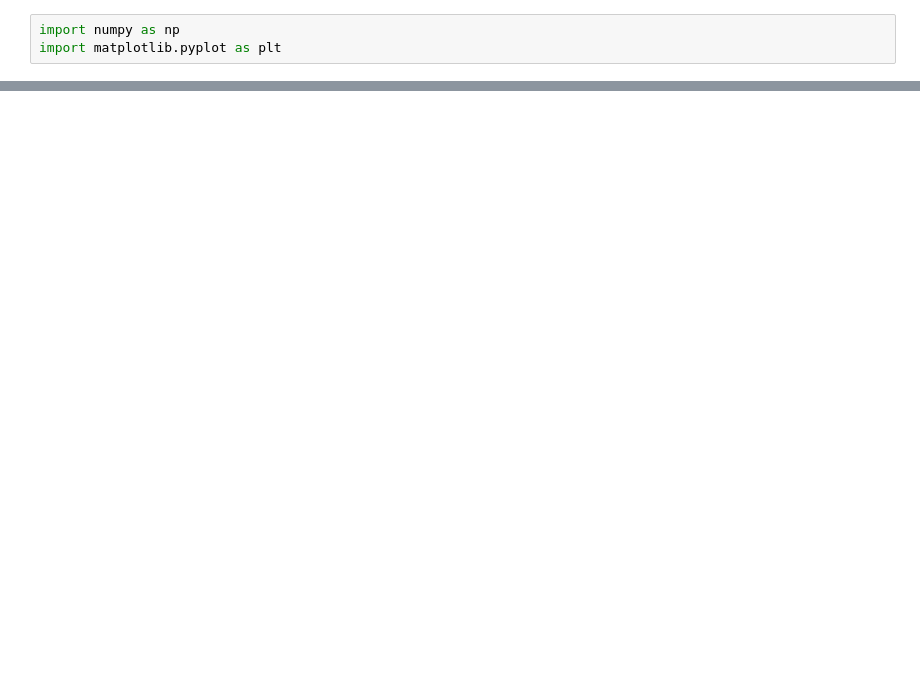
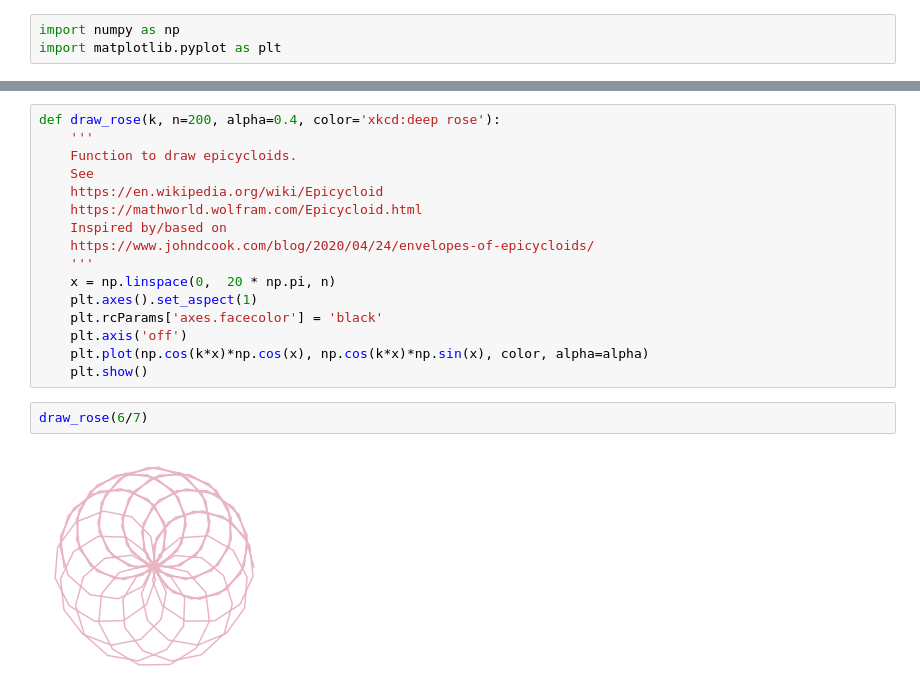
Before and after one commit to Dmacracy/Small-Math-Programs, a Jupyter notebook: cycloids.ipynb, the cells around one changed output, grey strips where cells are left out. Saved outputs shown, nothing was run; the diff lists cells and outputs as text; blank space fills up the shorter version.

Commit message:
Added roses

```diff
--- a/cycloids.ipynb
+++ b/cycloids.ipynb
@@ -41,0 +41,20 @@ create_multi_cycloids([1,1,1,1,1,1,1,1,1], [2, 3, 4, 5, 6, 7, 8, 9, 10], linesty
+# %%
+def draw_rose(k, n=200, alpha=0.4, color='xkcd:deep rose'):
+    '''
+    Function to draw epicycloids.
+    See
+    https://en.wikipedia.org/wiki/Epicycloid
+    https://mathworld.wolfram.com/Epicycloid.html
+    Inspired by/based on
+    https://www.johndcook.com/blog/2020/04/24/envelopes-of-epicycloids/
+    '''
+    x = np.linspace(0,  20 * np.pi, n)
+    plt.axes().set_aspect(1)
+    plt.rcParams['axes.facecolor'] = 'black'
+    plt.axis('off')
+    plt.plot(np.cos(k*x)*np.cos(x), np.cos(k*x)*np.sin(x), color, alpha=alpha)
+    plt.show()
+# %%
+draw_rose(6/7)
+# %% [output]
+[figure, added]
```
Also changed, not shown: parts of 7 cells of this notebook.
